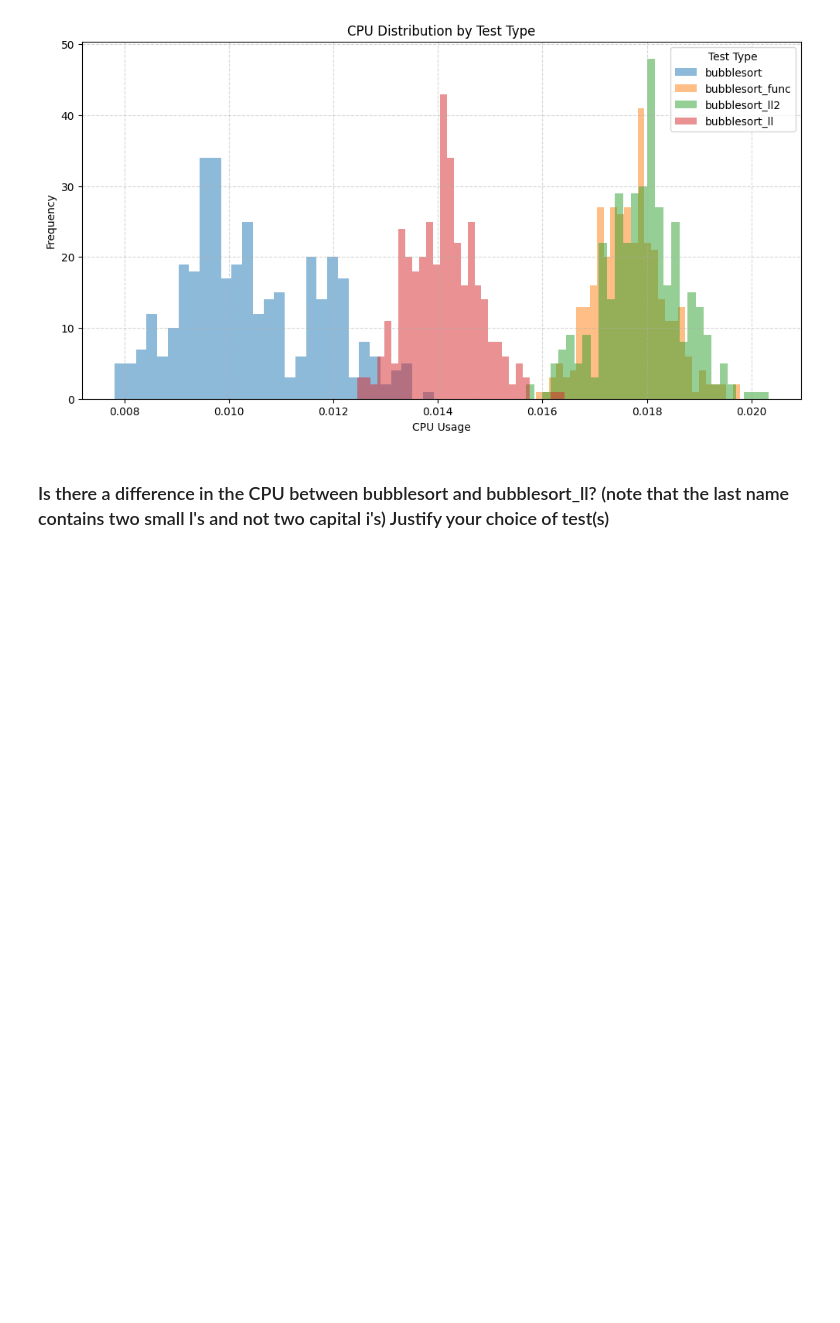
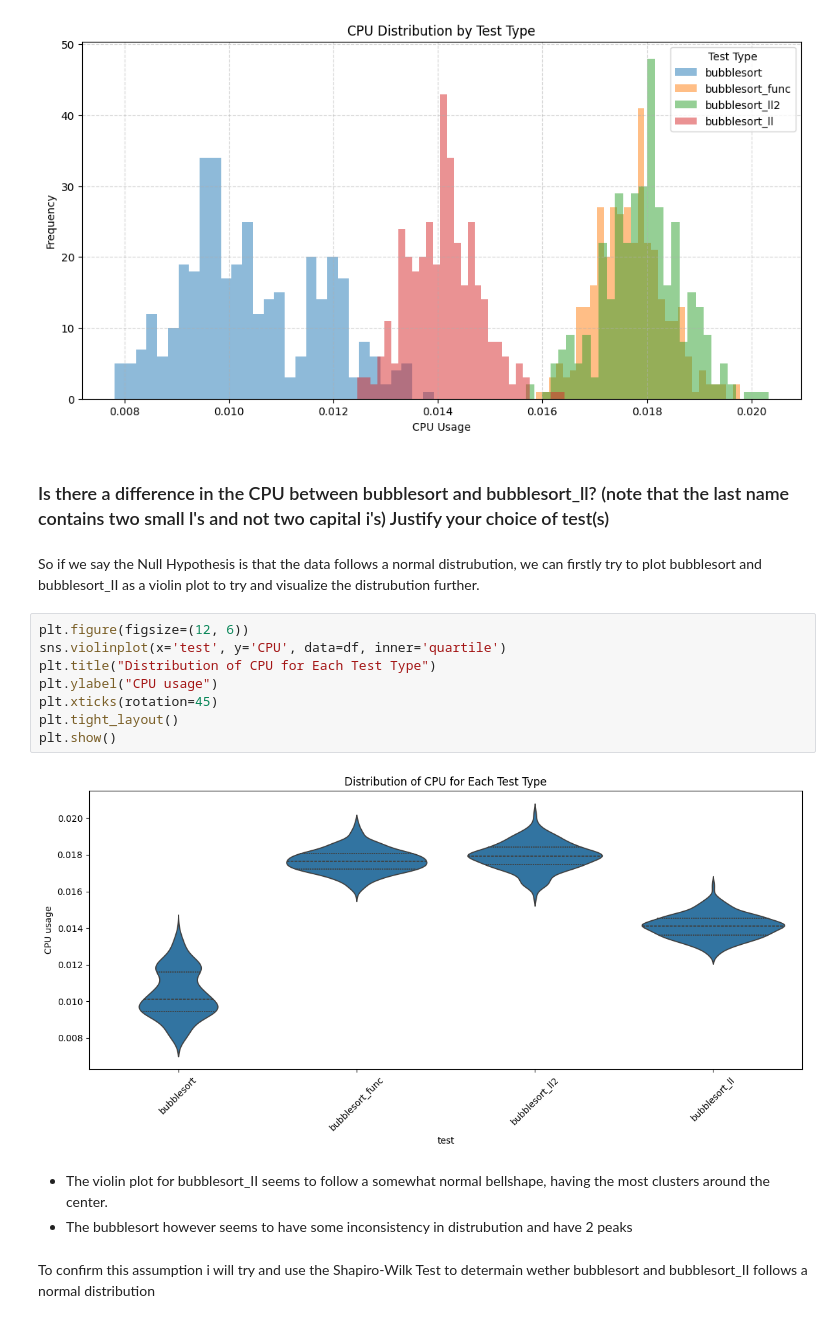
Before and after one commit to DanielIversenCompSci/dt_exam_handin, a Jupyter notebook: 03_statistics/03_statistics.ipynb, the cells around one changed output. Saved outputs shown, nothing was run; the diff lists cells and outputs as text; blank space fills up the shorter version.

```diff
--- a/03_statistics/03_statistics.ipynb
+++ b/03_statistics/03_statistics.ipynb
@@ -89,3 +87,20 @@ plt.show()
 [figure]
 # %% [markdown]
 ### Is there a difference in the CPU between bubblesort and bubblesort_ll? (note that the last name contains two small l's and not two capital i's) Justify your choice of test(s)
+# %% [markdown]
+So if we say the Null Hypothesis is that the data follows a normal distrubution, we can firstly try to plot bubblesort and bubblesort_II as a violin plot to try and visualize the distrubution further.
+# %%
+plt.figure(figsize=(12, 6))
+sns.violinplot(x='test', y='CPU', data=df, inner='quartile')
+plt.title("Distribution of CPU for Each Test Type")
+plt.ylabel("CPU usage")
+plt.xticks(rotation=45)
+plt.tight_layout()
+plt.show()
+# %% [output]
+[figure, added]
+# %% [markdown]
+* The violin plot for bubblesort_II seems to follow a somewhat normal bellshape, having the most clusters around the center.
+* The bubblesort however seems to have some inconsistency in distrubution and have 2 peaks
+# %% [markdown]
+To confirm this assumption i will try and use the Shapiro-Wilk Test to determain wether bubblesort and bubblesort_II follows a normal distribution
```
Also changed, not shown: parts of 6 cells of this notebook, 5 other files.
